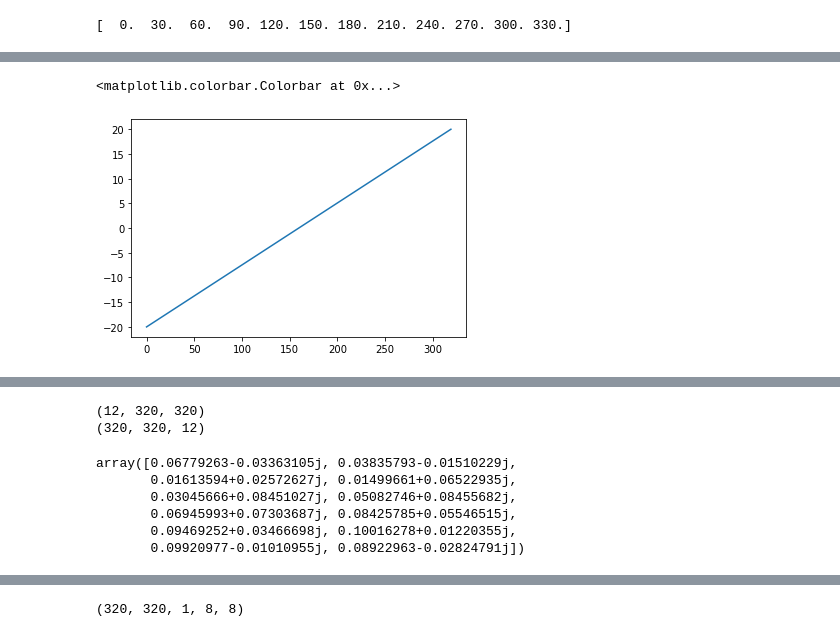
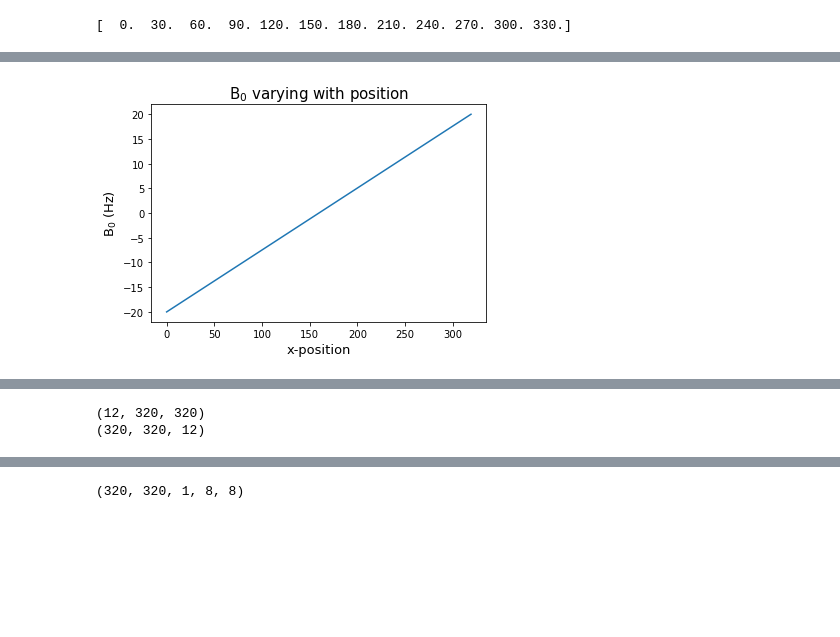
Before and after one commit to Krithika16/Coil_combination_comparative_study, a Jupyter notebook: notebooks/Simulating_phantom_coil_data.ipynb, the cells around one changed output, grey strips where cells are left out. Drawn from its saved outputs; the diff is of its cells as text; code cells hidden in the pictures; blank space fills up the shorter version.

```diff
--- a/notebooks/Simulating_phantom_coil_data.ipynb
+++ b/notebooks/Simulating_phantom_coil_data.ipynb
@@ -48,15 +50,19 @@ plt.colorbar()
 # %%
 # Set the B0 values
 B0_value_change = np.linspace(-20, 20, num = sqlen, endpoint = True) #Hz
 
 plt.figure()
 plt.plot(range(sqlen), B0_value_change)
+plt.xlabel("x-position", fontsize = 13)
+plt.ylabel("B$_0$ (Hz)", fontsize = 13)
+plt.title("B$_0$ varying with position", fontsize = 15)
 
 B0[:, :] = np.transpose(B0_value_change)
 
 plt.figure()
 plt.imshow(B0, cmap = 'gray')
-plt.colorbar()
+plt.title("B$_0$ map", fontsize = 15)
+cbar = plt.colorbar()
+cbar.set_label("B$_0$ (Hz)", fontsize=13)
 # %% [output]
-<matplotlib.colorbar.Colorbar at 0x...>
-[figure, old version]
+[figure, new version]
@@ -76,15 +82,6 @@ print(test_image.shape)
 # %% [output]
 (12, 320, 320)
 (320, 320, 12)
-# %%
-test_image[32, 32,:]
-# %% [output]
-array([0.06779263-0.03363105j, 0.03835793-0.01510229j,
-       0.01613594+0.02572627j, 0.01499661+0.06522935j,
-       0.03045666+0.08451027j, 0.05082746+0.08455682j,
-       0.06945993+0.07303687j, 0.08425785+0.05546515j,
-       0.09469252+0.03466698j, 0.10016278+0.01220355j,
-       0.09920977-0.01010955j, 0.08922963-0.02824791j])
 # %%
 for i in range(test_image.shape[2]):
     plt.figure()
```
Also changed, not shown: parts of 13 cells of this notebook.
